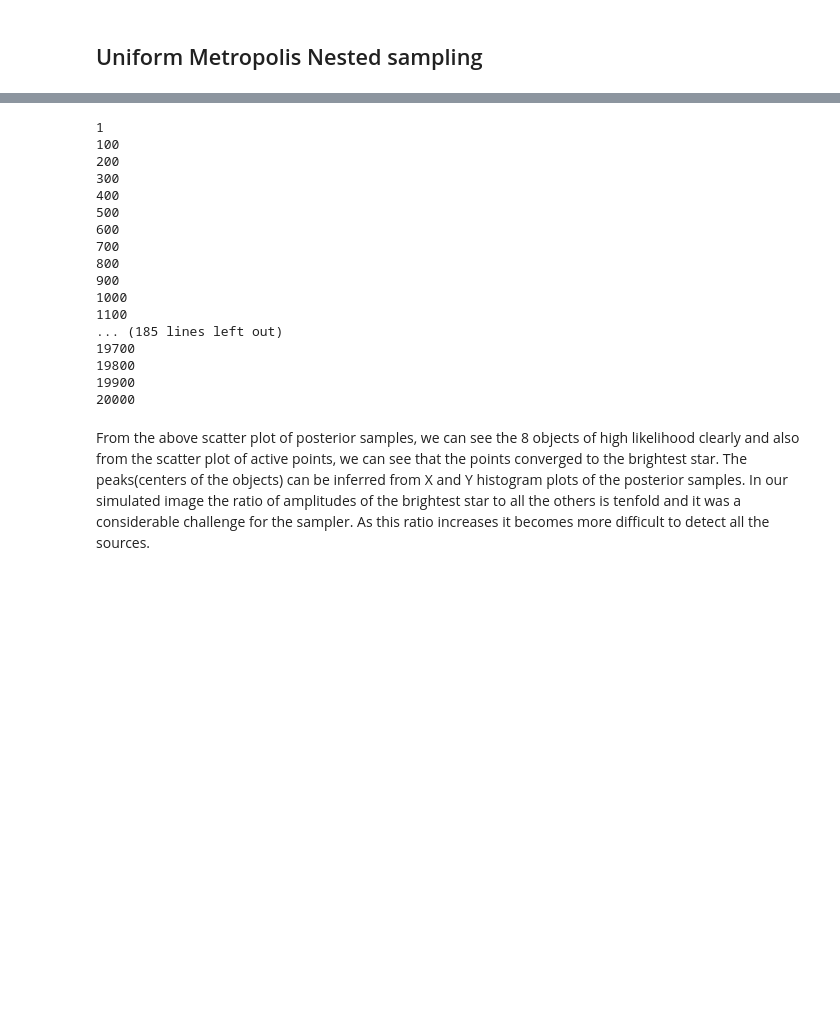
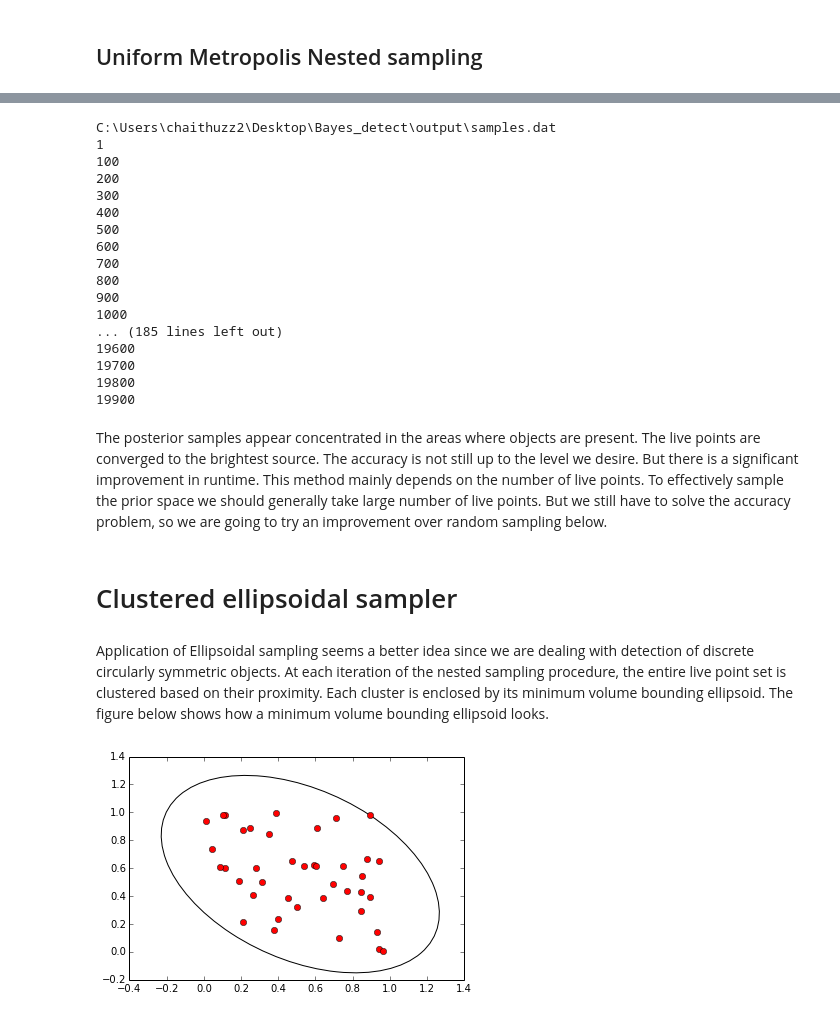
Before and after one commit to rzlee/bayes-detect, a Jupyter notebook: Bayesian_Source_Detection.ipynb, the cells around one changed output, grey strips where cells are left out. Saved outputs shown, nothing was run; the diff lists cells and outputs as text; code cells hidden in the pictures; blank space fills up the shorter version.

```diff
--- a/Bayesian_Source_Detection.ipynb
+++ b/Bayesian_Source_Detection.ipynb
@@ -78,7 +194,8 @@ This method will run nested sampling procedure according to the metropolis hasti
 # %%
-import sources
-sources.run_source_detect(samples = 4000, iterations = 25000, sample_method = "metropolis", prior = prior_array, noise_rms = noise, disp = 8.0)
+from Src import sources
+sources.run_source_detect(samples = 4000, iterations = 25000, sample_method = "metropolis", prior = prior_array, noise_rms = noise, disp = 10.0, mode = "ipython")
 # %% [output]
+C:\Users\chaithuzz2\Desktop\Bayes_detect\output\samples.dat
 1
 100
 200
@@ -90,11 +207,20 @@ sources.run_source_detect(samples = 4000, iterations = 25000, sample_method = "m
 800
 900
 1000
-1100
 ... (185 lines left out)
+19600
 19700
 19800
 19900
-20000
-# %% [markdown]
-From the above scatter plot of posterior samples, we can see the 8 objects of high likelihood clearly and also from the scatter plot of active points, we can see that the points converged to the brightest star. The peaks(centers of the objects) can be inferred from X and Y histogram plots of the posterior samples. In our simulated image the ratio of amplitudes of the brightest star to all the others is tenfold and it was a considerable challenge for the sampler. As this ratio increases it becomes more difficult to detect all the sources.
+# %% [markdown]
+The posterior samples appear concentrated in the areas where objects are present. The live points are converged to the brightest source. The accuracy is not still up to the level we desire. But there is a significant improvement in runtime. This method mainly depends on the number of live points. To effectively sample the prior space we should generally take large number of live points. But we still have to solve the accuracy problem, so we are going to try an improvement over random sampling below.
+# %% [markdown]
+# Clustered ellipsoidal sampler
+# %% [markdown]
+Application of Ellipsoidal sampling seems a better idea since we are dealing with detection of discrete circularly symmetric objects. At each iteration of the nested sampling procedure, the entire live point set is clustered based on their proximity. Each cluster is enclosed by its minimum volume bounding ellipsoid. The figure below shows how a minimum volume bounding ellipsoid looks.
+# %%
+import numpy as np
+X = np.random.rand(40,2)
+plot.plot_ellipse(X)
+# %% [output]
+[figure, added]
```
Also changed, not shown: parts of 27 cells of this notebook, 1 other file.
